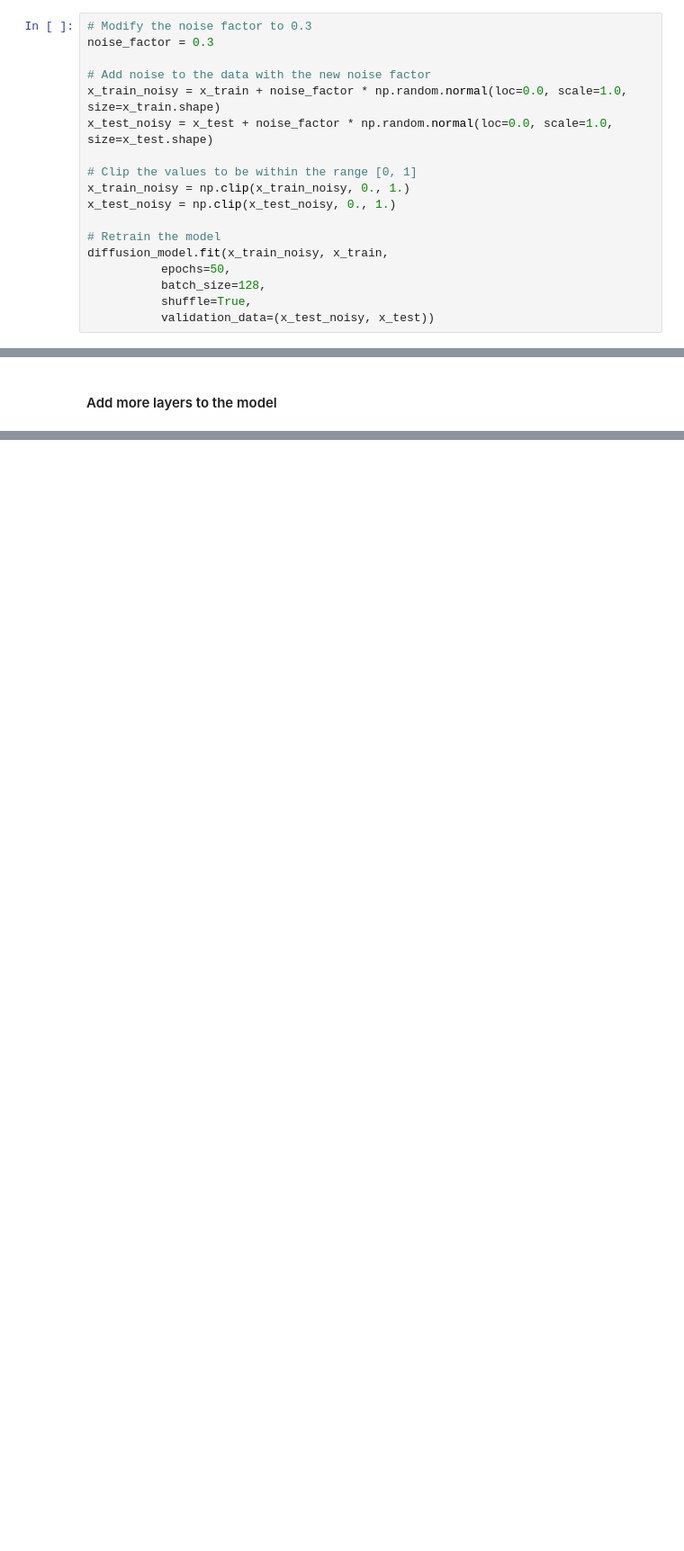
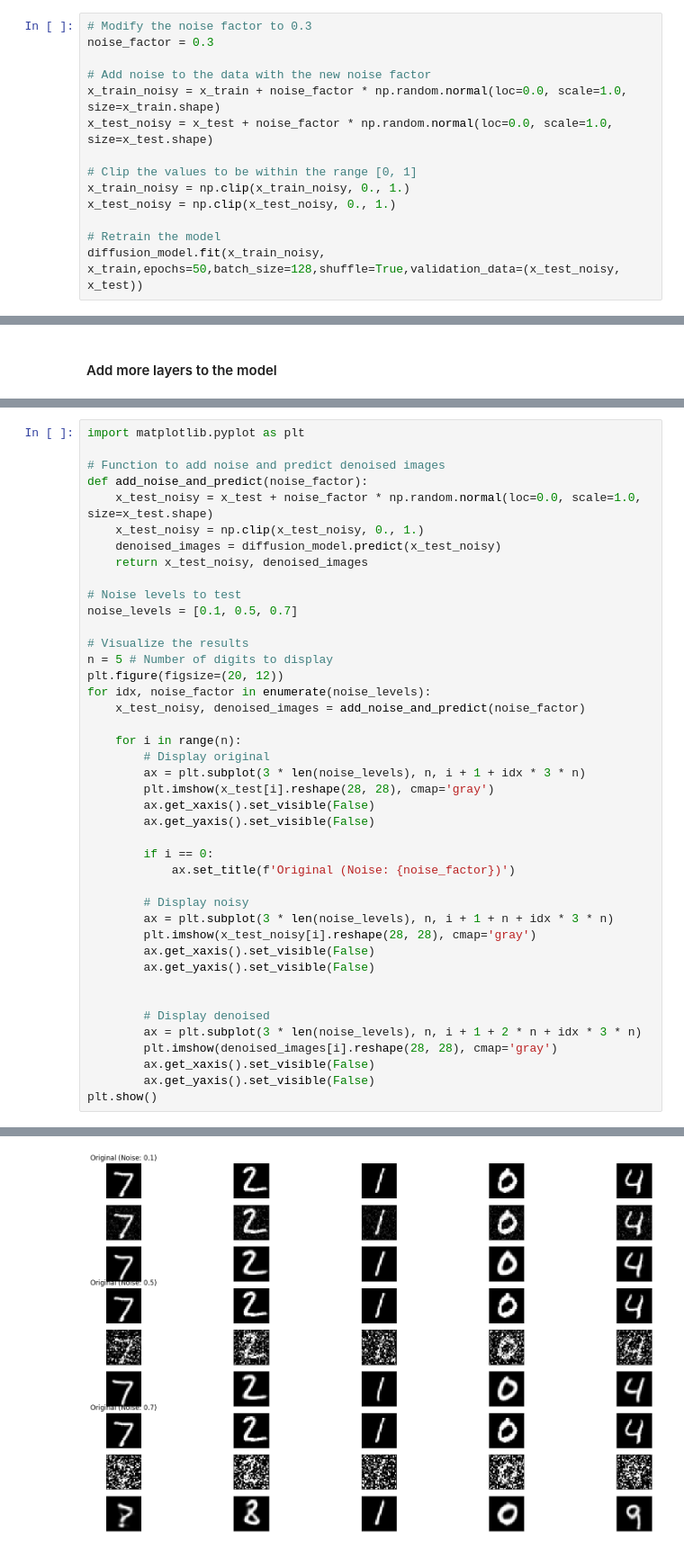
Before and after one commit to jihyeon26/neural_network_basic, a Jupyter notebook: neural_networks_ibm/part3/3.4.2. diffusion_model.ipynb, the cells around one changed output, grey strips where cells are left out. Shown at 90% size. Drawn from its saved outputs; the diff is of its cells as text; blank space fills up the shorter version.

Commit message:
diffusion

```diff
--- a/neural_networks_ibm/part3/3.4.2. diffusion_model.ipynb
+++ b/neural_networks_ibm/part3/3.4.2. diffusion_model.ipynb
@@ -181,8 +186,4 @@ x_train_noisy = np.clip(x_train_noisy, 0., 1.)
 x_test_noisy = np.clip(x_test_noisy, 0., 1.)
 
 # Retrain the model
-diffusion_model.fit(x_train_noisy, x_train,
-                    epochs=50,
-                    batch_size=128,
-                    shuffle=True,
-                    validation_data=(x_test_noisy, x_test))
+diffusion_model.fit(x_train_noisy, x_train,epochs=50,batch_size=128,shuffle=True,validation_data=(x_test_noisy, x_test))
@@ -190,0 +287,43 @@ diffusion_model.fit(x_train_noisy, x_train,
+# %%
+import matplotlib.pyplot as plt
+
+# Function to add noise and predict denoised images
+def add_noise_and_predict(noise_factor):
+    x_test_noisy = x_test + noise_factor * np.random.normal(loc=0.0, scale=1.0, size=x_test.shape)
+    x_test_noisy = np.clip(x_test_noisy, 0., 1.)
+    denoised_images = diffusion_model.predict(x_test_noisy)
+    return x_test_noisy, denoised_images
+
+# Noise levels to test
+noise_levels = [0.1, 0.5, 0.7]
+
+# Visualize the results
+n = 5 # Number of digits to display
+plt.figure(figsize=(20, 12))
+for idx, noise_factor in enumerate(noise_levels):
+    x_test_noisy, denoised_images = add_noise_and_predict(noise_factor)
+
+    for i in range(n):
+        # Display original
+        ax = plt.subplot(3 * len(noise_levels), n, i + 1 + idx * 3 * n)
+        plt.imshow(x_test[i].reshape(28, 28), cmap='gray')
+        ax.get_xaxis().set_visible(False)
+        ax.get_yaxis().set_visible(False)
+
+        if i == 0:
+            ax.set_title(f'Original (Noise: {noise_factor})')
+
+        # Display noisy
+        ax = plt.subplot(3 * len(noise_levels), n, i + 1 + n + idx * 3 * n)
+        plt.imshow(x_test_noisy[i].reshape(28, 28), cmap='gray')
+        ax.get_xaxis().set_visible(False)
+        ax.get_yaxis().set_visible(False)
+
+
+        # Display denoised
+        ax = plt.subplot(3 * len(noise_levels), n, i + 1 + 2 * n + idx * 3 * n)
+        plt.imshow(denoised_images[i].reshape(28, 28), cmap='gray')
+        ax.get_xaxis().set_visible(False)
+        ax.get_yaxis().set_visible(False)
+plt.show()
+# %% [output]
@@ -190,0 +333 @@ diffusion_model.fit(x_train_noisy, x_train,
+[figure, added]
```
Also changed, not shown: parts of 8 cells of this notebook.
